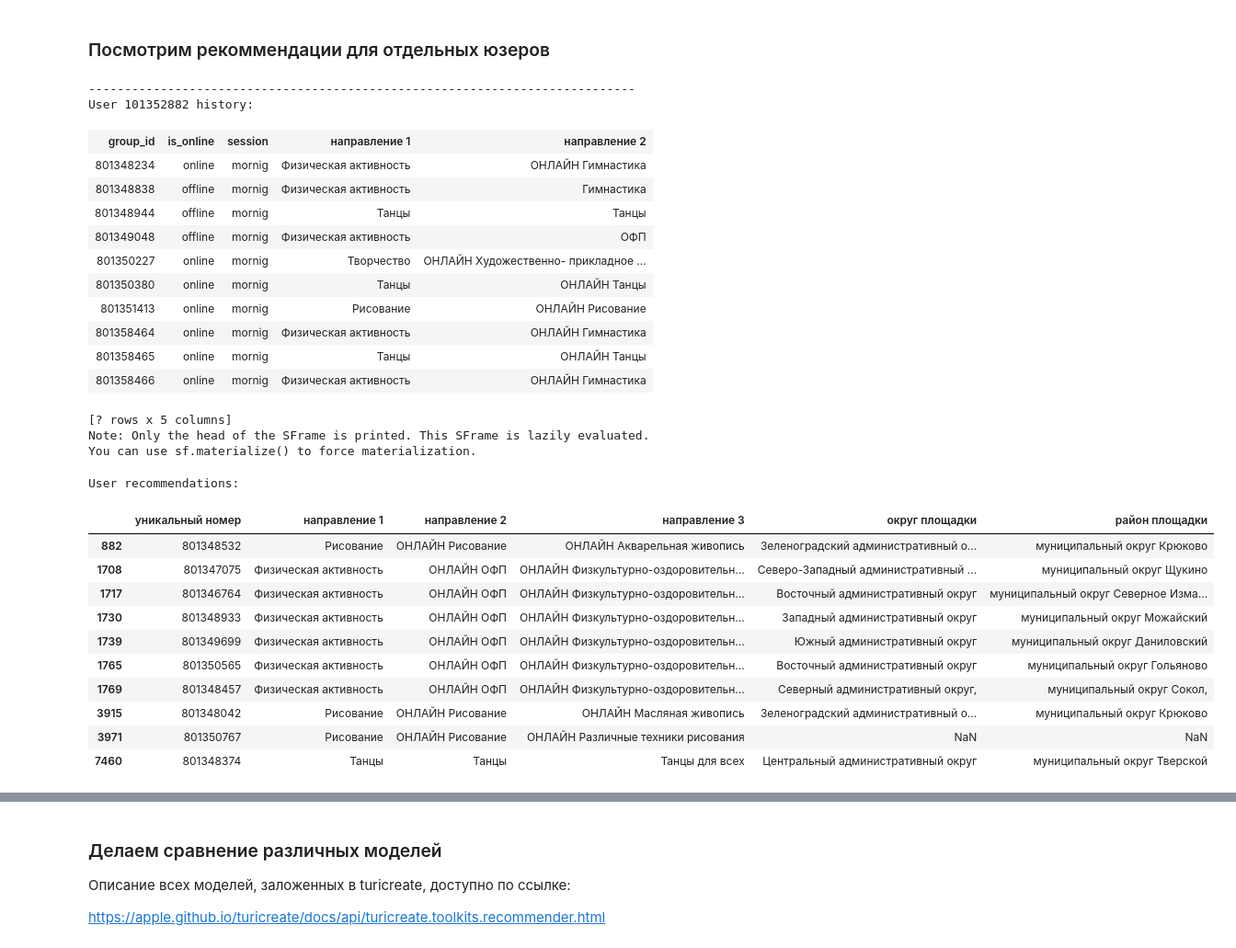
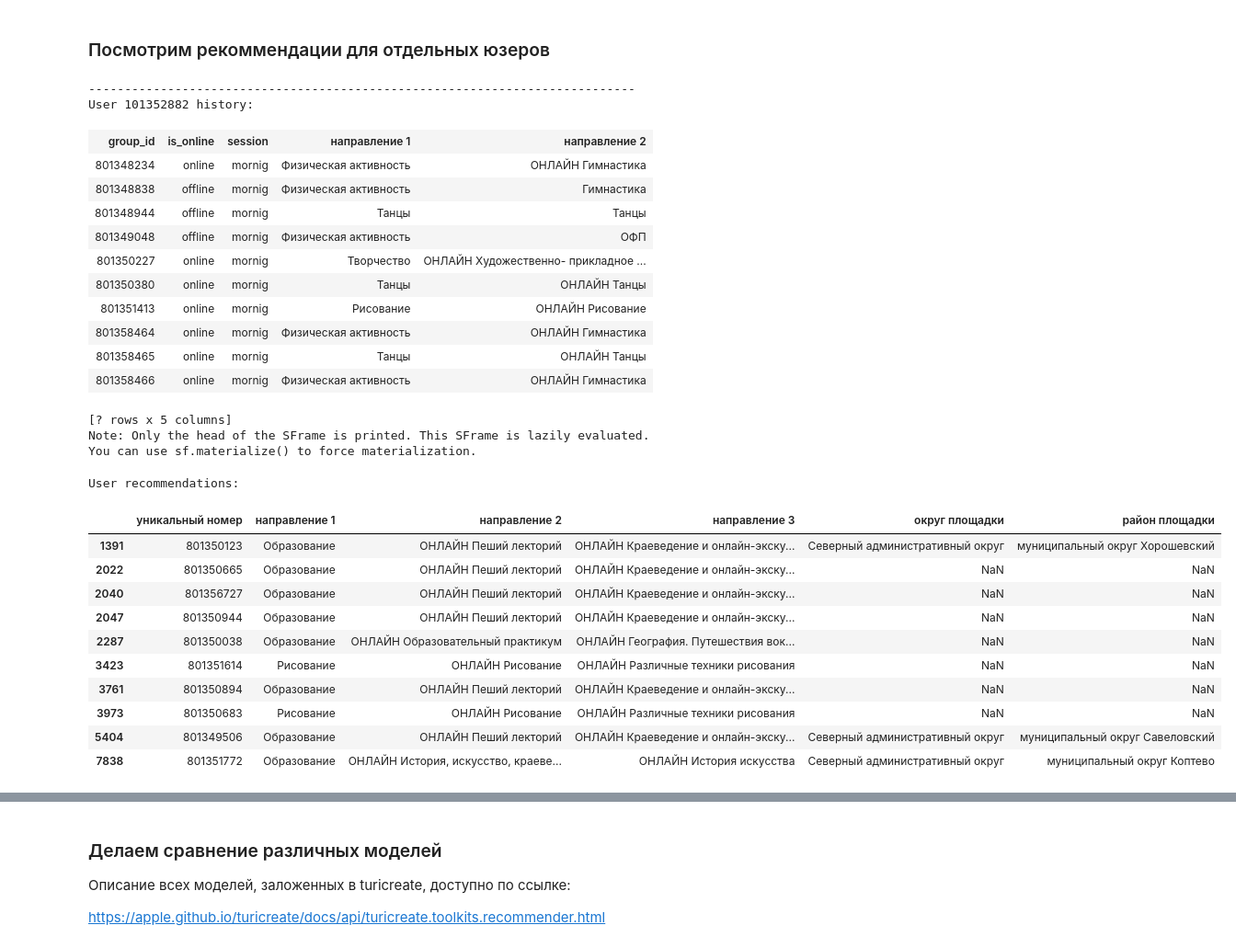
Before and after one commit to AlexHLinS/ezee_may_2003, a Jupyter notebook: ds/__generate_predictions.ipynb, the cells around one changed output, grey strips where cells are left out. Shown at 92% size. Cells and saved outputs as stored; diff of their text form; code cells hidden in the pictures.

```diff
--- a/ds/__generate_predictions.ipynb
+++ b/ds/__generate_predictions.ipynb
@@ -116,36 +116,36 @@ def display_history_and_predictions_for_user(user_id, train_dataset, predictions
 # %%
 user_id = 101352882
 
-display_history_and_predictions_for_user(user_id, actions, results)
+display_history_and_predictions_for_user(user_id, actions, default_recommendations)
 # %% [output]
 ----------------------------------------------------------------------------
 User 101352882 history:
 | group_id | is_online | session | направление 1 | направление 2 |
 | 801348234 | online | mornig | Физическая активность | ОНЛАЙН Гимнастика |
 | 801348838 | offline | mornig | Физическая активность | Гимнастика |
 | 801348944 | offline | mornig | Танцы | Танцы |
 | 801349048 | offline | mornig | Физическая активность | ОФП |
 | 801350227 | online | mornig | Творчество | ОНЛАЙН Художественно- прикладное ... |
 | 801350380 | online | mornig | Танцы | ОНЛАЙН Танцы |
 | 801351413 | online | mornig | Рисование | ОНЛАЙН Рисование |
 | 801358464 | online | mornig | Физическая активность | ОНЛАЙН Гимнастика |
 | 801358465 | online | mornig | Танцы | ОНЛАЙН Танцы |
 | 801358466 | online | mornig | Физическая активность | ОНЛАЙН Гимнастика |
 [? rows x 5 columns]
 Note: Only the head of the SFrame is printed. This SFrame is lazily evaluated.
 You can use sf.materialize() to force materialization.
 User recommendations:
 |  | уникальный номер | направление 1 | направление 2 | направление 3 | округ площадки | район площадки |
-| 882 | 801348532 | Рисование | ОНЛАЙН Рисование | ОНЛАЙН Акварельная живопись | Зеленоградский административный о... | муниципальный округ Крюково |
-| 1708 | 801347075 | Физическая активность | ОНЛАЙН ОФП | ОНЛАЙН Физкультурно-оздоровительн... | Северо-Западный административный ... | муниципальный округ Щукино |
-| 1717 | 801346764 | Физическая активность | ОНЛАЙН ОФП | ОНЛАЙН Физкультурно-оздоровительн... | Восточный административный округ | муниципальный округ Северное Изма... |
-| 1730 | 801348933 | Физическая активность | ОНЛАЙН ОФП | ОНЛАЙН Физкультурно-оздоровительн... | Западный административный округ | муниципальный округ Можайский |
-| 1739 | 801349699 | Физическая активность | ОНЛАЙН ОФП | ОНЛАЙН Физкультурно-оздоровительн... | Южный административный округ | муниципальный округ Даниловский |
-| 1765 | 801350565 | Физическая активность | ОНЛАЙН ОФП | ОНЛАЙН Физкультурно-оздоровительн... | Восточный административный округ | муниципальный округ Гольяново |
-| 1769 | 801348457 | Физическая активность | ОНЛАЙН ОФП | ОНЛАЙН Физкультурно-оздоровительн... | Северный административный округ, | муниципальный округ Сокол, |
-| 3915 | 801348042 | Рисование | ОНЛАЙН Рисование | ОНЛАЙН Масляная живопись | Зеленоградский административный о... | муниципальный округ Крюково |
-| 3971 | 801350767 | Рисование | ОНЛАЙН Рисование | ОНЛАЙН Различные техники рисования | NaN | NaN |
-| 7460 | 801348374 | Танцы | Танцы | Танцы для всех | Центральный административный округ | муниципальный округ Тверской |
+| 1391 | 801350123 | Образование | ОНЛАЙН Пеший лекторий | ОНЛАЙН Краеведение и онлайн-экску... | Северный административный округ | муниципальный округ Хорошевский |
+| 2022 | 801350665 | Образование | ОНЛАЙН Пеший лекторий | ОНЛАЙН Краеведение и онлайн-экску... | NaN | NaN |
+| 2040 | 801356727 | Образование | ОНЛАЙН Пеший лекторий | ОНЛАЙН Краеведение и онлайн-экску... | NaN | NaN |
+| 2047 | 801350944 | Образование | ОНЛАЙН Пеший лекторий | ОНЛАЙН Краеведение и онлайн-экску... | NaN | NaN |
+| 2287 | 801350038 | Образование | ОНЛАЙН Образовательный практикум | ОНЛАЙН География. Путешествия вок... | NaN | NaN |
+| 3423 | 801351614 | Рисование | ОНЛАЙН Рисование | ОНЛАЙН Различные техники рисования | NaN | NaN |
+| 3761 | 801350894 | Образование | ОНЛАЙН Пеший лекторий | ОНЛАЙН Краеведение и онлайн-экску... | NaN | NaN |
+| 3973 | 801350683 | Рисование | ОНЛАЙН Рисование | ОНЛАЙН Различные техники рисования | NaN | NaN |
+| 5404 | 801349506 | Образование | ОНЛАЙН Пеший лекторий | ОНЛАЙН Краеведение и онлайн-экску... | Северный административный округ | муниципальный округ Савеловский |
+| 7838 | 801351772 | Образование | ОНЛАЙН История, искусство, краеве... | ОНЛАЙН История искусства | Северный административный округ | муниципальный округ Коптево |
 # %%
 user_id = 101354253
 
```
Also changed, not shown: parts of 12 cells of this notebook, 1 other file.
